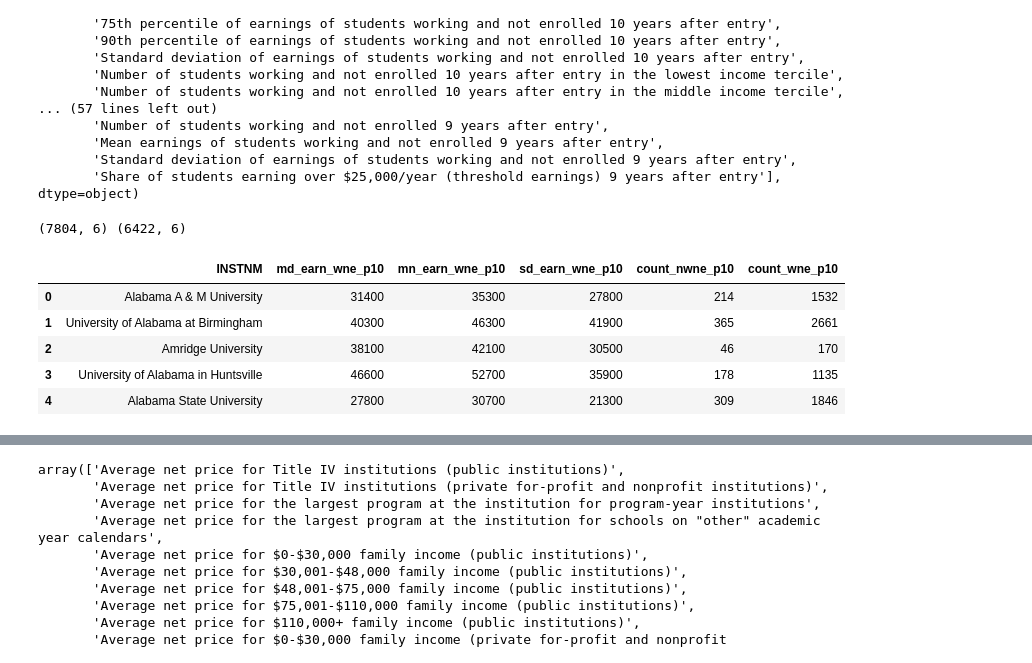
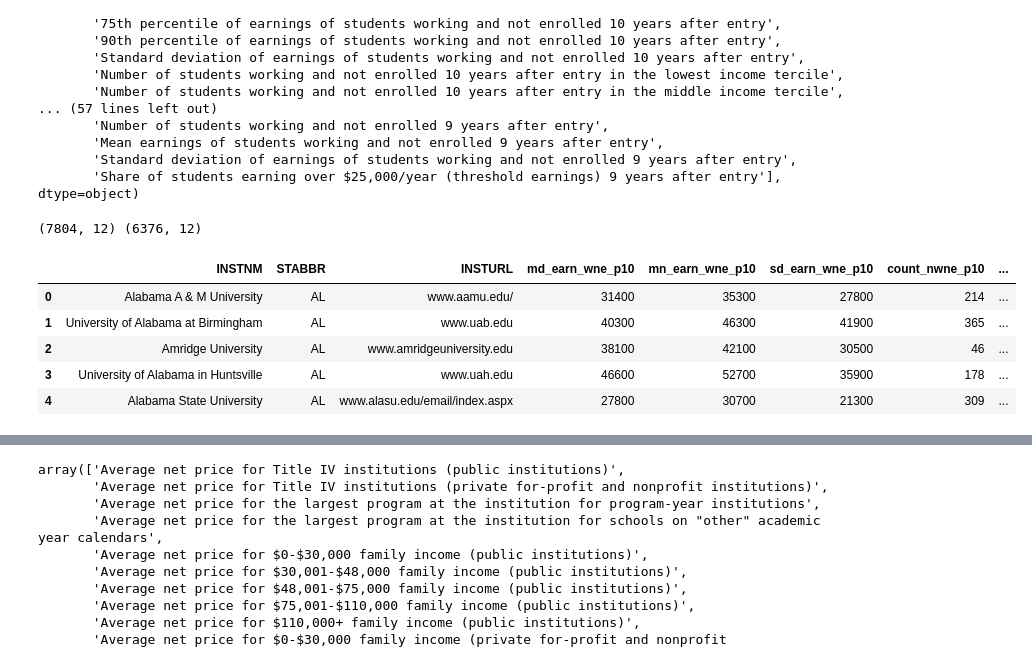
Before and after one commit to dbricare/CollegeOutcomes, a Jupyter notebook: OutcomesAnalysis.ipynb, the cells around one changed output, grey strips where cells are left out. Cells and saved outputs as stored; diff of their text form; code cells hidden in the pictures.

```diff
--- a/OutcomesAnalysis.ipynb
+++ b/OutcomesAnalysis.ipynb
@@ -239,36 +240,42 @@ array(['Count of students in the earnings cohort',
 # %%
 # since selecting data will happen frenquently, create function
 # also check for missing data
 
 def selectdata(datanames, drop=True):
     # takes in a list of column names as arguments
     varnames = []
     for dataname in datanames:
         varnames.append(dfschema['VARIABLE NAME'][dfschema['NAME OF DATA ELEMENT']==dataname].values[0])
+    varnames.insert(0, 'INSTURL')
+    varnames.insert(0, 'STABBR')
     varnames.insert(0, 'INSTNM')
     dfname = df[varnames].copy()
     if drop:
         dfres = dfname.dropna(inplace=False)
         print(dfname.shape, dfres.shape)
     else:
         dfres = dfname
         print(dfres.shape)
     return dfres
 
 strlist = ['Median earnings of students working and not enrolled 10 years after entry',
            'Mean earnings of students working and not enrolled 10 years after entry',
            'Standard deviation of earnings of students working and not enrolled 10 years after entry',
            'Number of students not working and not enrolled 10 years after entry',
-           'Number of students working and not enrolled 10 years after entry'
+           'Number of students working and not enrolled 10 years after entry',
+           '10th percentile of earnings of students working and not enrolled 10 years after entry',
+           '25th percentile of earnings of students working and not enrolled 10 years after entry',
+           '75th percentile of earnings of students working and not enrolled 10 years after entry',
+           '90th percentile of earnings of students working and not enrolled 10 years after entry',
 ]
 
 dfearn10yr = selectdata(strlist)
 dfearn10yr.head()
 # %% [output]
-(7804, 6) (6422, 6)
+(7804, 12) (6376, 12)
-|  | INSTNM | md_earn_wne_p10 | mn_earn_wne_p10 | sd_earn_wne_p10 | count_nwne_p10 | count_wne_p10 |
-| 0 | Alabama A & M University | 31400 | 35300 | 27800 | 214 | 1532 |
-| 1 | University of Alabama at Birmingham | 40300 | 46300 | 41900 | 365 | 2661 |
-| 2 | Amridge University | 38100 | 42100 | 30500 | 46 | 170 |
-| 3 | University of Alabama in Huntsville | 46600 | 52700 | 35900 | 178 | 1135 |
-| 4 | Alabama State University | 27800 | 30700 | 21300 | 309 | 1846 |
+|  | INSTNM | STABBR | INSTURL | md_earn_wne_p10 | mn_earn_wne_p10 | sd_earn_wne_p10 | count_nwne_p10 | ... |
+| 0 | Alabama A & M University | AL | www.aamu.edu/ | 31400 | 35300 | 27800 | 214 | ... |
+| 1 | University of Alabama at Birmingham | AL | www.uab.edu | 40300 | 46300 | 41900 | 365 | ... |
+| 2 | Amridge University | AL | www.amridgeuniversity.edu | 38100 | 42100 | 30500 | 46 | ... |
+| 3 | University of Alabama in Huntsville | AL | www.uah.edu | 46600 | 52700 | 35900 | 178 | ... |
+| 4 | Alabama State University | AL | www.alasu.edu/email/index.aspx | 27800 | 30700 | 21300 | 309 | ... |
```
Also changed, not shown: parts of 27 cells of this notebook.
